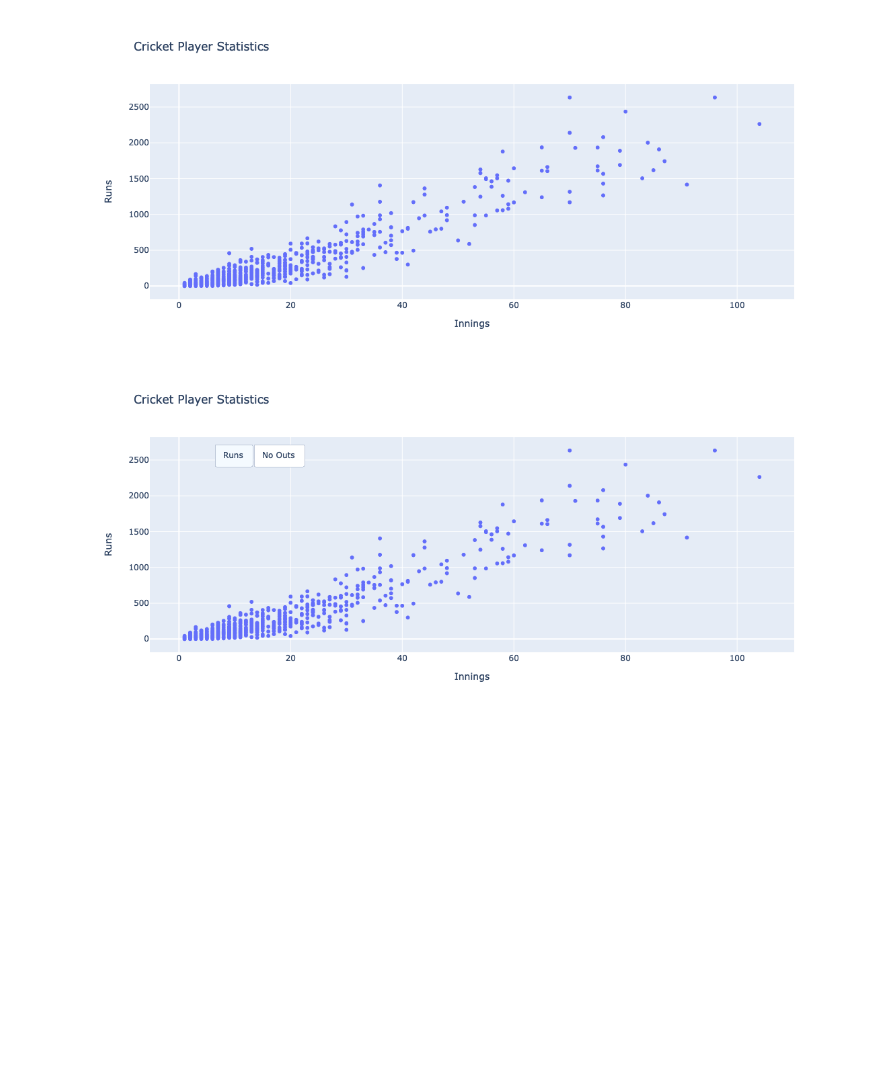
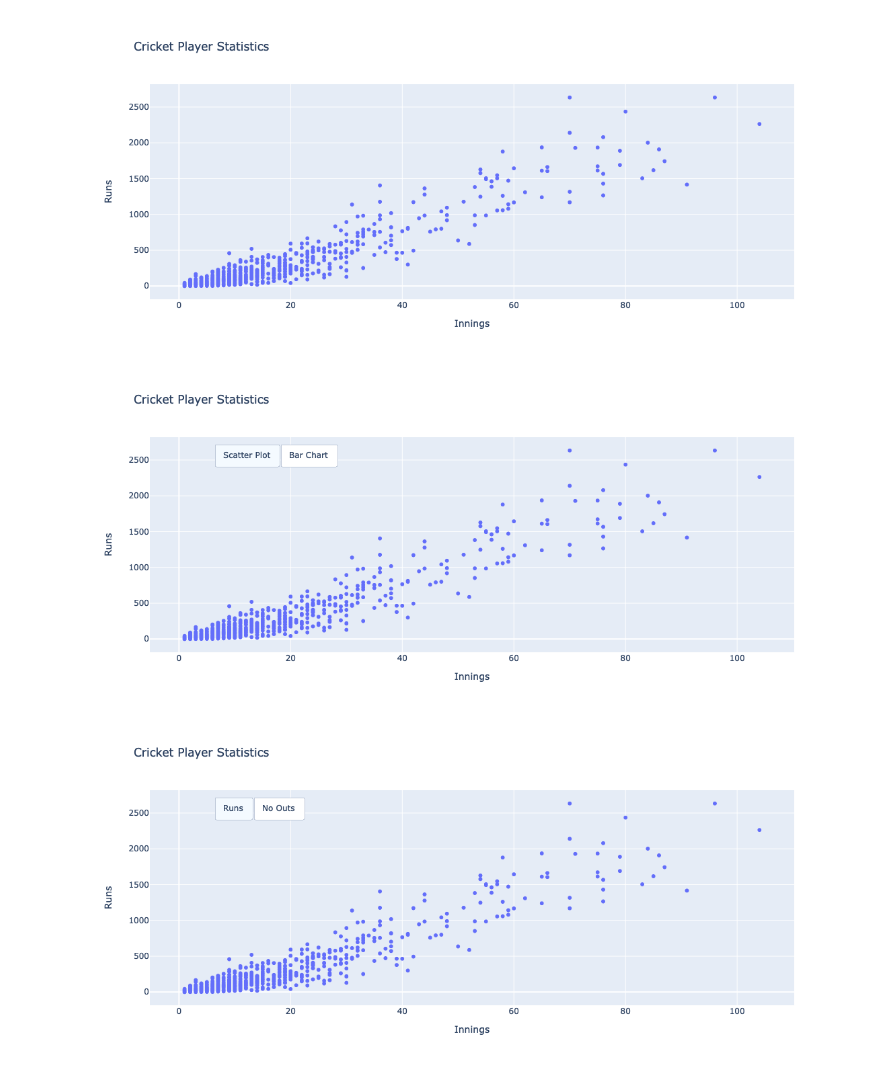
Before and after one commit to kentstate-emat/Interactive-Data-SP24_Bobkowski-Peter, a Jupyter notebook: presentation_script.ipynb, the cells around one changed output. Drawn from its saved outputs; the diff is of its cells as text; code cells hidden in the pictures; blank space fills up the shorter version.

```diff
--- a/presentation_script.ipynb
+++ b/presentation_script.ipynb
@@ -43,6 +43,50 @@ fig = px.scatter(cricket,\
 fig.show()
 # %% [output]
 [figure]
+# %%
+# Button that changes scatterplot to bar graph
+
+fig = px.scatter(cricket,\
+                 x = "Innings",\
+                 y = "Runs",\
+                 hover_name = "Player",\
+                 hover_data = ["Average", "Country"],\
+                 height = 500,\
+                 title = "Cricket Player Statistics" )
+
+df_india = cricket[cricket['Country'] == 'INDIA']
+
+fig.update_layout(
+    updatemenus=[
+        dict(
+            type = "buttons",
+            buttons = list([
+                dict(
+                    args=["type", "scatter"],
+                    label="Scatter Plot",
+                    method="restyle"
+                ),
+                dict(
+                    args=["type", "bar"],
+                    label="Bar Chart",
+                    method="restyle"
+                )
+            ]),
+            direction = "left",
+            pad={"r": 10, "t": 10},
+            showactive=True,
+            x=0.1,
+            xanchor="left",
+            y=1,
+            yanchor="top"
+        ),
+    ]
+)
+
+
+fig.show()
+# %% [output]
+[figure, added]
 # %%
 # Button changes y-axis from "Runs" to "No Outs"
 # But the y-axis label doesn't change :(
```
Also changed, not shown: 1 other file.
